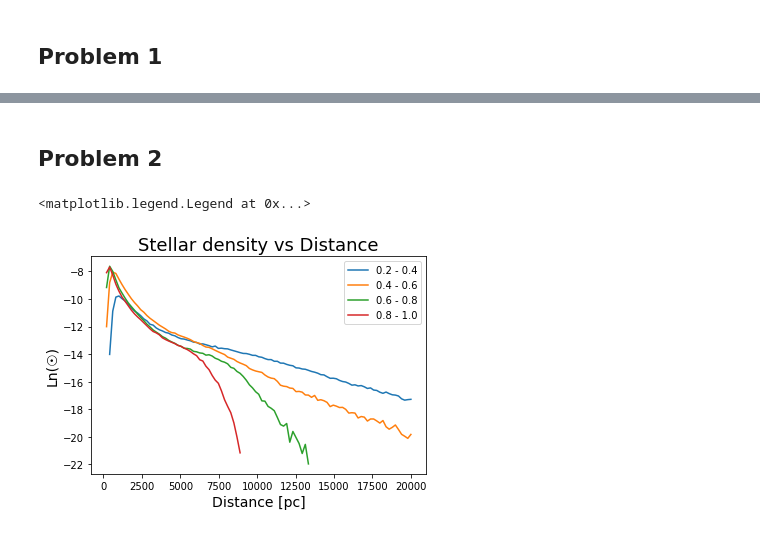
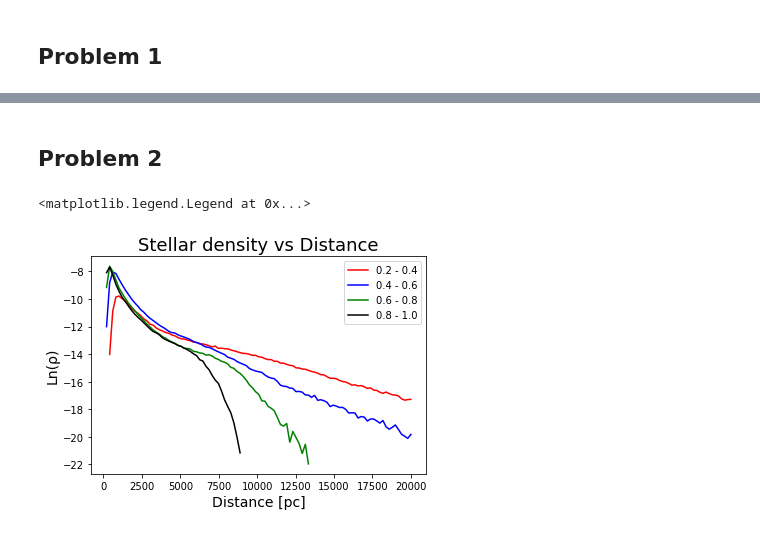
Before and after one commit to mbartlett01/AY3190, a Jupyter notebook: Research/Research_Project_Emily_Michael/Research_Notebook_Emily_Michael.ipynb, the cells around one changed output, grey strips where cells are left out. Drawn from its saved outputs; the diff is of its cells as text; code cells hidden in the pictures.

```diff
--- a/Research/Research_Project_Emily_Michael/Research_Notebook_Emily_Michael.ipynb
+++ b/Research/Research_Project_Emily_Michael/Research_Notebook_Emily_Michael.ipynb
@@ -198,40 +199,40 @@ plt.title("Stellar density vs Distance", fontsize = 18)
 [figure]
-# %% [markdown]
-## Problem 2
+# %% [markdown]
+## Problem 2
 # %%
 #Create a list of masks to cover all the different ranges of g-r
 masks = []
 masks.append(np.logical_and(g_minus_r > 0.2, g_minus_r < 0.4))
 masks.append(np.logical_and(g_minus_r > 0.4, g_minus_r < 0.6))
 masks.append(np.logical_and(g_minus_r > 0.6, g_minus_r < 0.8))
 masks.append(np.logical_and(g_minus_r > 0.8, g_minus_r < 1.0))
 
 #Create an array of colors to represent the different masks
-colors = ["g", "b", "r", "o"]
+colors = ["r", "b", "g", "black"]
 mask_names = ["0.2 - 0.4", "0.4 - 0.6", "0.6 - 0.8", "0.8 - 1.0"]
 
 #Calculate the distances to plot over
 final = 20000
 initial = 0
 bins = 100
 bin_width = (final - initial) / bins
 points = np.linspace(initial, final, num = bins)
 
 #Calculate the ln(density) at each point for each mask
 log_density = np.zeros((len(masks), bins))
 for i in range(len(points)):
     for j in range(len(masks)):
         log_density[j][i] = np.log(calc_density(distances[masks[j]], points[i], bin_width))
 
 #Plot the results
 for i in range(len(masks)):
-    plt.plot(points, log_density[i])
+    plt.plot(points, log_density[i], c = colors[i])
 
 #Set the axes labels and plot label
 plt.xlabel("Distance [pc]", fontsize = 14)
-plt.ylabel("Ln($M_{\u2609$)", fontsize = 14)
+plt.ylabel("Ln(\u03C1)", fontsize = 14)
 plt.title("Stellar density vs Distance", fontsize = 18)
 plt.legend(mask_names)
 # %% [output]
 <matplotlib.legend.Legend at 0x...>
-[figure, old version]
+[figure, new version]
```
Also changed, not shown: parts of 6 cells of this notebook.
